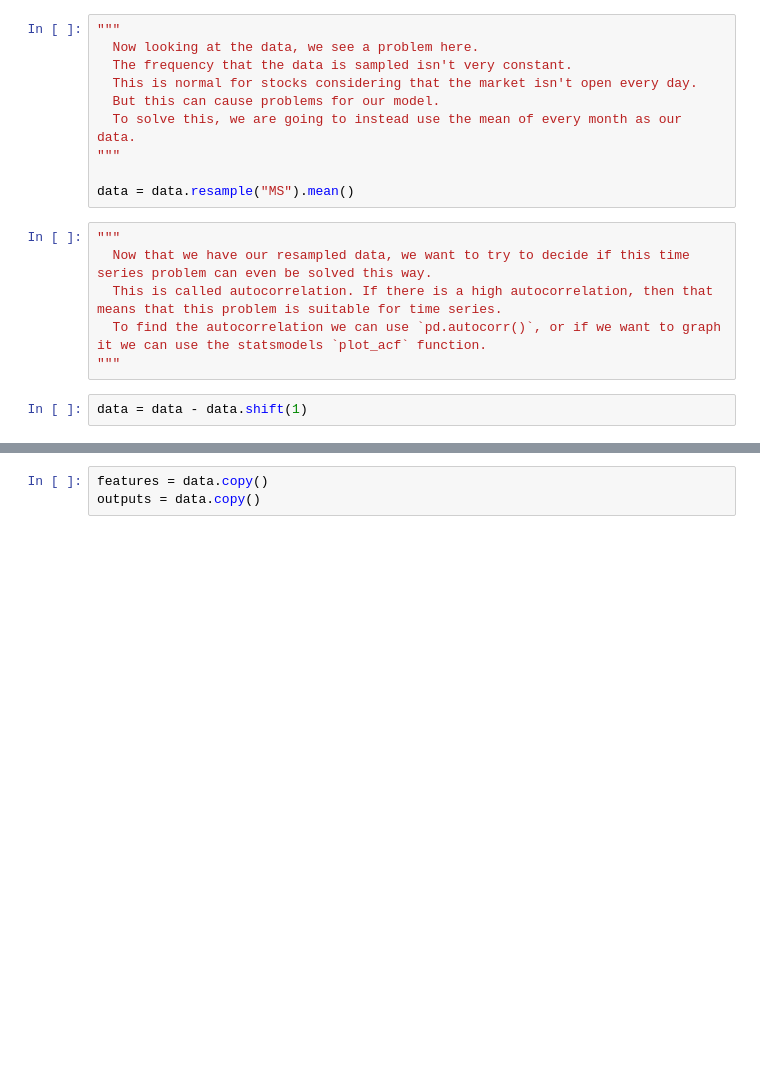
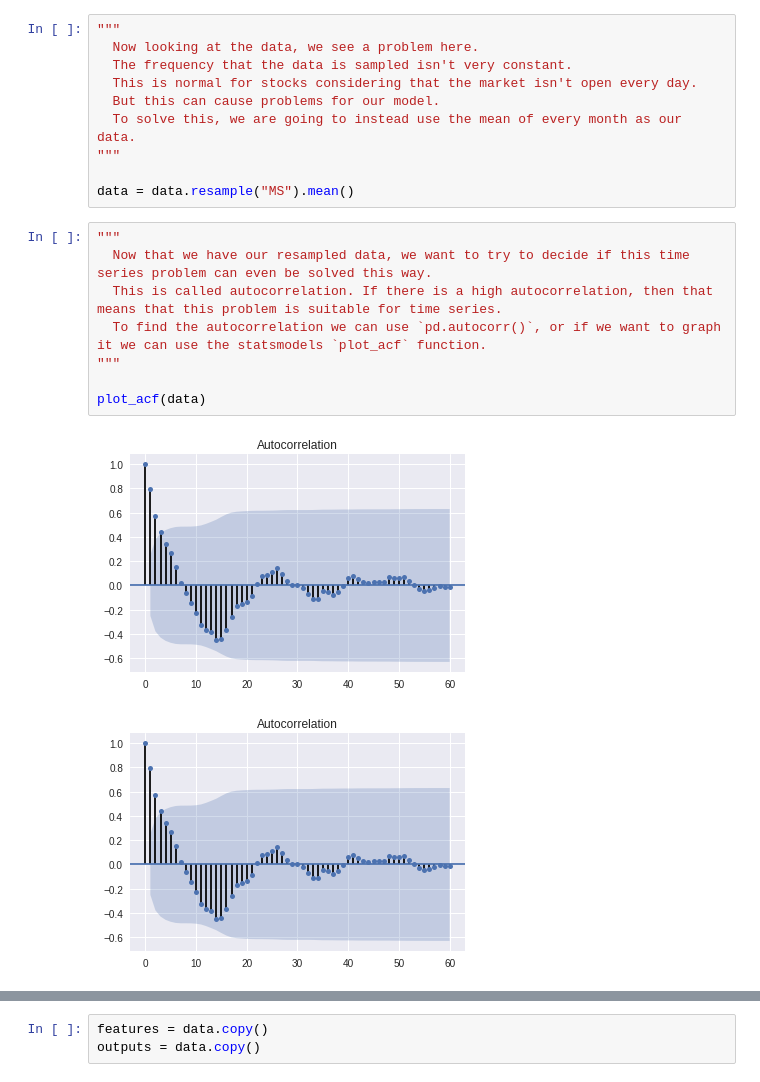
Before and after one commit to jweir136/Using-Moving-Averages-1, a Jupyter notebook: Using_MV_As_Feature.ipynb, the cells around one changed output, grey strips where cells are left out. Cells and saved outputs as stored; diff of their text form; blank space fills up the shorter version.

```diff
--- a/Using_MV_As_Feature.ipynb
+++ b/Using_MV_As_Feature.ipynb
@@ -69,8 +69,11 @@ data = data.resample("MS").mean()
 # %%
 """
   Now that we have our resampled data, we want to try to decide if this time series problem can even be solved this way.
   This is called autocorrelation. If there is a high autocorrelation, then that means that this problem is suitable for time series.
   To find the autocorrelation we can use `pd.autocorr()`, or if we want to graph it we can use the statsmodels `plot_acf` function.
 """
+
+plot_acf(data)
+# %% [output]
+[figure, added]
+[figure, added]
-# %%
-data = data - data.shift(1)
```
Also changed, not shown: parts of 18 cells of this notebook.
